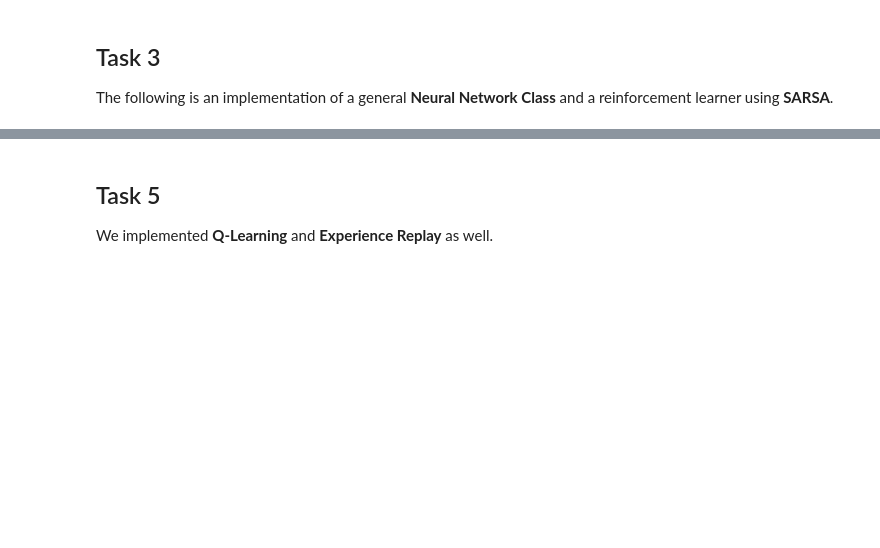
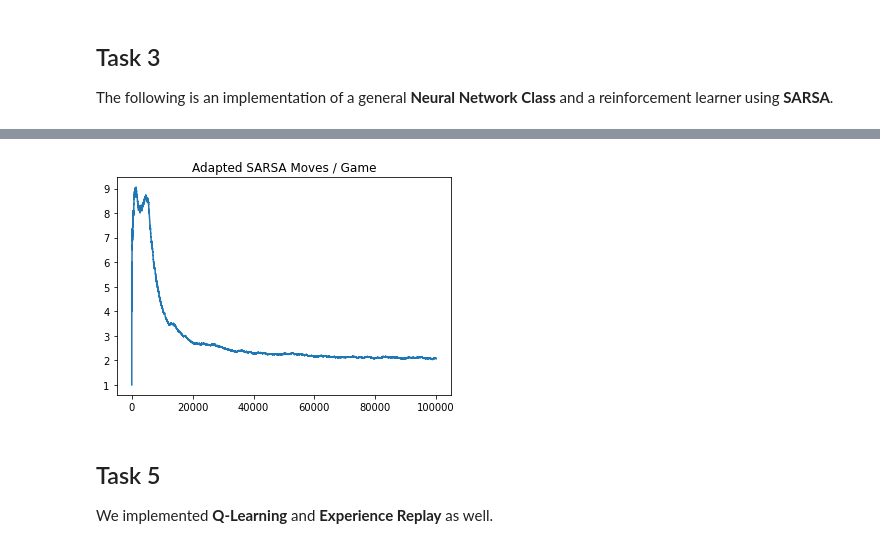
Before and after one commit to thommann/ItRL, a Jupyter notebook: AssignmentFiles/Assignment.ipynb, the cells around one changed output, grey strips where cells are left out. Saved outputs shown, nothing was run; the diff lists cells and outputs as text; code cells hidden in the pictures; blank space fills up the shorter version.

```diff
--- a/AssignmentFiles/Assignment.ipynb
+++ b/AssignmentFiles/Assignment.ipynb
@@ -361,8 +365,9 @@ We decreased **gamma to 0.7** and decreased **beta to 0.0001**.
 # %%
+N_h = 256
+epsilon_0 = 0.4
 beta = 0.0001
 gamma = 0.7
+eta = 0.02
 
 ## INITALISE YOUR NEURAL NETWORK...
 network_adapted_sarsa = Network(N_h, N_in, N_a, eta=eta)
-# %%
-train_and_test(sarsa, network_adapted_sarsa, "SARSA Adapted")
@@ -369,3 +384,11 @@ train_and_test(sarsa, network_adapted_sarsa, "SARSA Adapted")
+# %%
+ema_moves = pd.DataFrame(count).ewm(halflife=1000).mean()
+plt.figure()
+plt.title("Adapted SARSA Moves / Game")
+plt.plot(ema_moves)
+plt.show()
+# %% [output]
+[figure, added]
 # %% [markdown]
 ## Task 5
 We implemented **Q-Learning** and **Experience Replay** as well.
```
Also changed, not shown: parts of 31 cells of this notebook.
